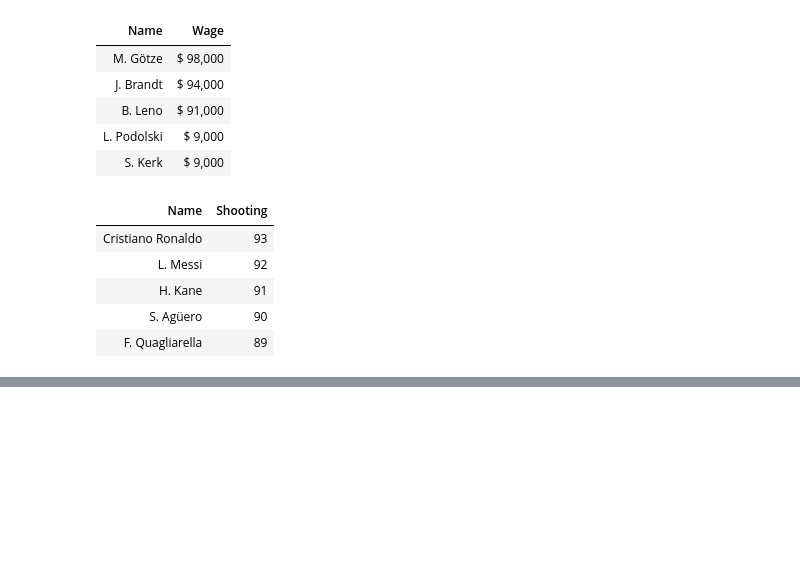
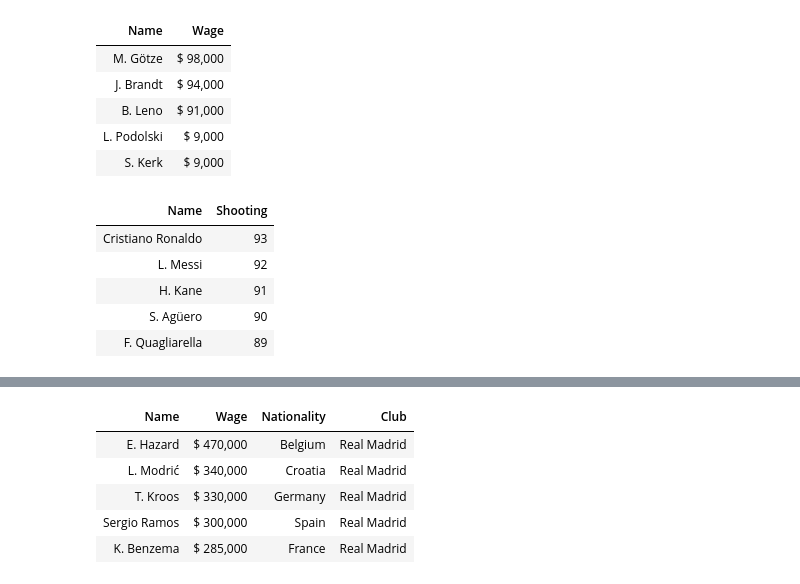
Before and after one commit to blwishom/JUMPlus, a Jupyter notebook: fifa_data_analysis/fifa_nb.ipynb, the cells around one changed output, grey strips where cells are left out. Drawn from its saved outputs; the diff is of its cells as text; code cells hidden in the pictures; blank space fills up the shorter version.

Commit message:
fifa analysis real madrid

```diff
--- a/fifa_data_analysis/fifa_nb.ipynb
+++ b/fifa_data_analysis/fifa_nb.ipynb
@@ -155,0 +172,11 @@ pd.DataFrame({'Name':top_shooters['short_name'], 'Shooting':top_shooters['shooti
+# %%
+real_madrid = df[df['club']=='Real Madrid']
+top_5_real_madrid_wages = real_madrid.sort_values(by='wage_eur', ascending=False)
+pd.DataFrame({'Name':top_5_real_madrid_wages['short_name'], 'Wage':top_5_real_madrid_wages['wage_eur'].map('$ {:,}'.format), 'Nationality':top_5_real_madrid_wages['nationality'], 'Club':top_5_real_madrid_wages['club']}).head().style.hide()
+# %% [output]
+| Name | Wage | Nationality | Club |
+| E. Hazard | $ 470,000 | Belgium | Real Madrid |
+| L. Modrić | $ 340,000 | Croatia | Real Madrid |
+| T. Kroos | $ 330,000 | Germany | Real Madrid |
+| Sergio Ramos | $ 300,000 | Spain | Real Madrid |
+| K. Benzema | $ 285,000 | France | Real Madrid |
```
Also changed, not shown: parts of 11 cells of this notebook.
